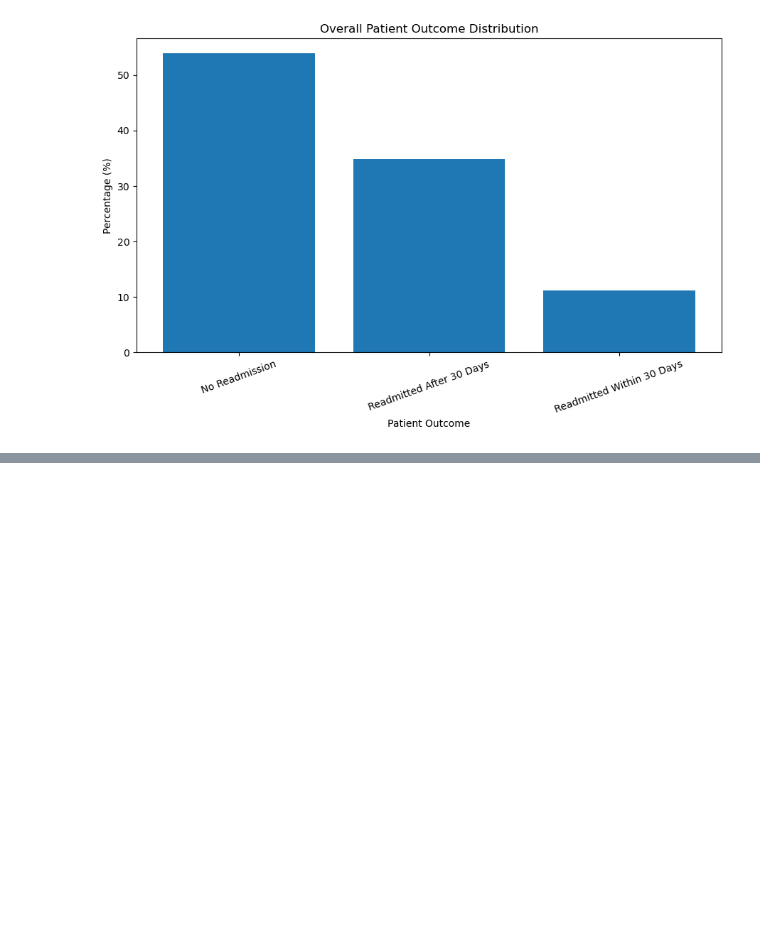
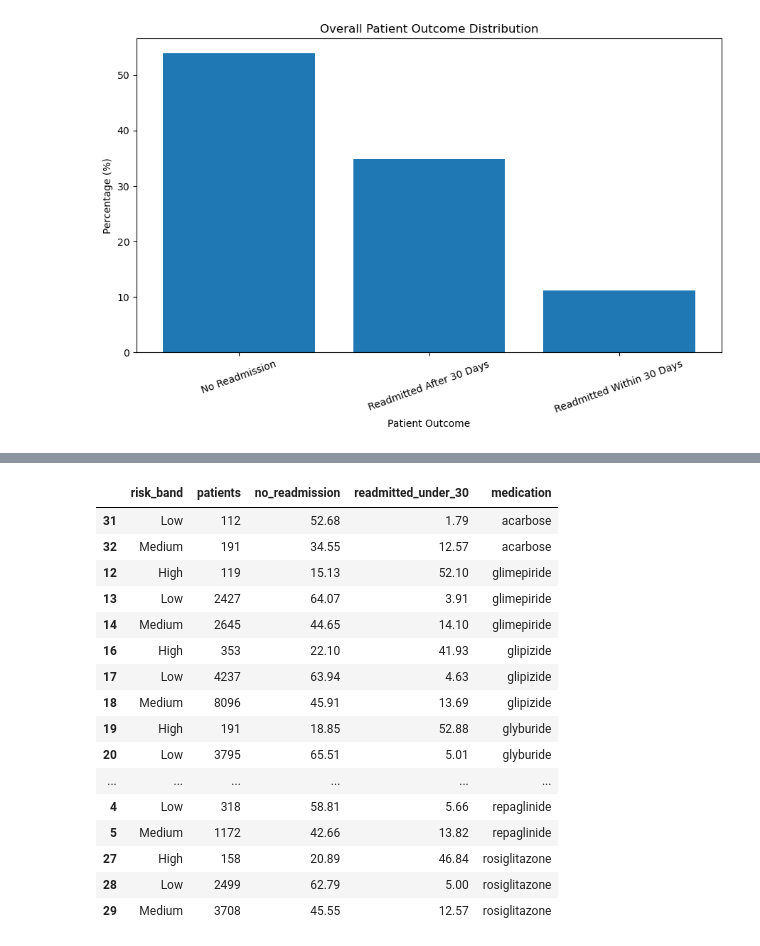
Before and after one commit to GKSJ-AI-CliniScan/HealthForecastAI, a Jupyter notebook: ml/notebooks/02-treatment-analysis.ipynb, the cells around one changed output, grey strips where cells are left out. Cells and saved outputs as stored; diff of their text form; code cells hidden in the pictures; blank space fills up the shorter version.

```diff
--- a/ml/notebooks/02-treatment-analysis.ipynb
+++ b/ml/notebooks/02-treatment-analysis.ipynb
@@ -656,0 +909,28 @@ outcome_profile
+# %%
+reliable_risk_treatment = risk_treatment_df[
+    risk_treatment_df["patients"] >= 100
+].copy()
+
+reliable_risk_treatment = reliable_risk_treatment.sort_values(
+    ["medication", "risk_band"]
+)
+
+reliable_risk_treatment.round(2)
+# %% [output]
+|  | risk_band | patients | no_readmission | readmitted_under_30 | medication |
+| 31 | Low | 112 | 52.68 | 1.79 | acarbose |
+| 32 | Medium | 191 | 34.55 | 12.57 | acarbose |
+| 12 | High | 119 | 15.13 | 52.10 | glimepiride |
+| 13 | Low | 2427 | 64.07 | 3.91 | glimepiride |
+| 14 | Medium | 2645 | 44.65 | 14.10 | glimepiride |
+| 16 | High | 353 | 22.10 | 41.93 | glipizide |
+| 17 | Low | 4237 | 63.94 | 4.63 | glipizide |
+| 18 | Medium | 8096 | 45.91 | 13.69 | glipizide |
+| 19 | High | 191 | 18.85 | 52.88 | glyburide |
+| 20 | Low | 3795 | 65.51 | 5.01 | glyburide |
+| ... | ... | ... | ... | ... | ... |
+| 4 | Low | 318 | 58.81 | 5.66 | repaglinide |
+| 5 | Medium | 1172 | 42.66 | 13.82 | repaglinide |
+| 27 | High | 158 | 20.89 | 46.84 | rosiglitazone |
+| 28 | Low | 2499 | 62.79 | 5.00 | rosiglitazone |
+| 29 | Medium | 3708 | 45.55 | 12.57 | rosiglitazone |
```
Also changed, not shown: parts of 15 cells of this notebook.
